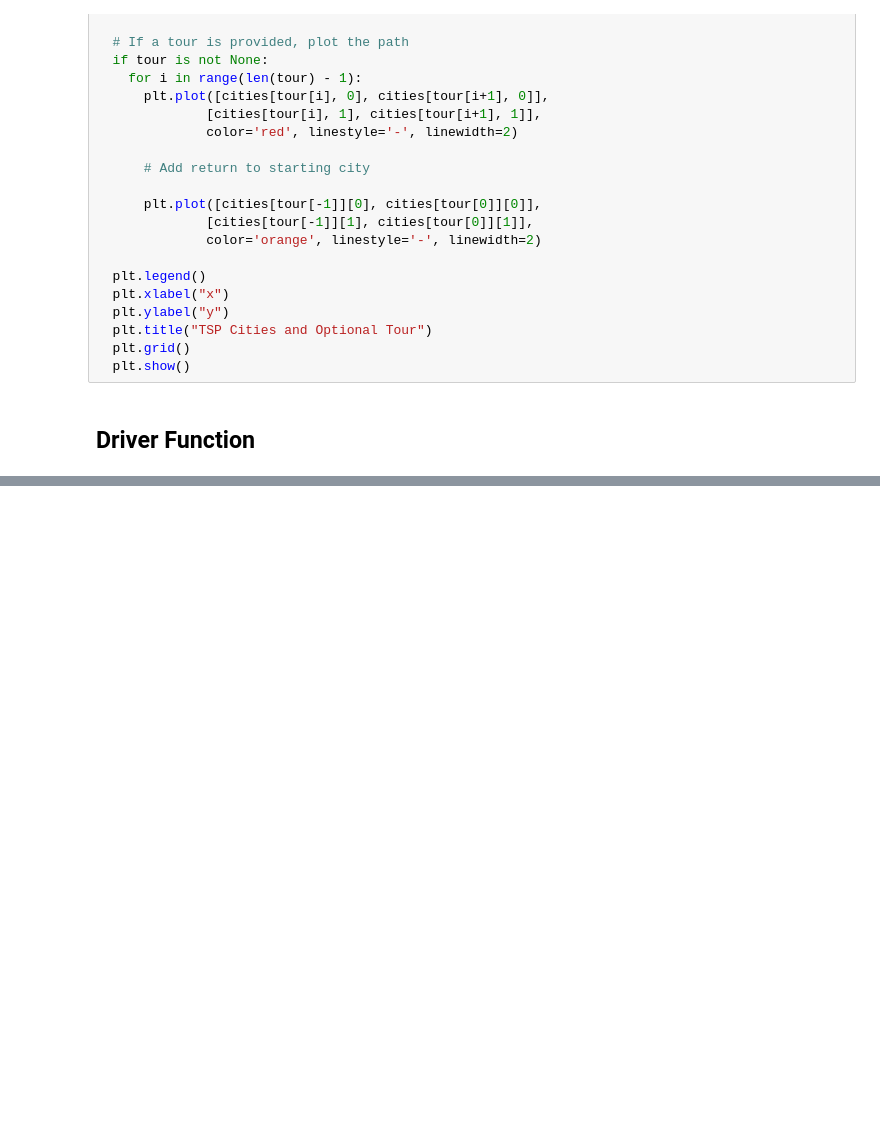
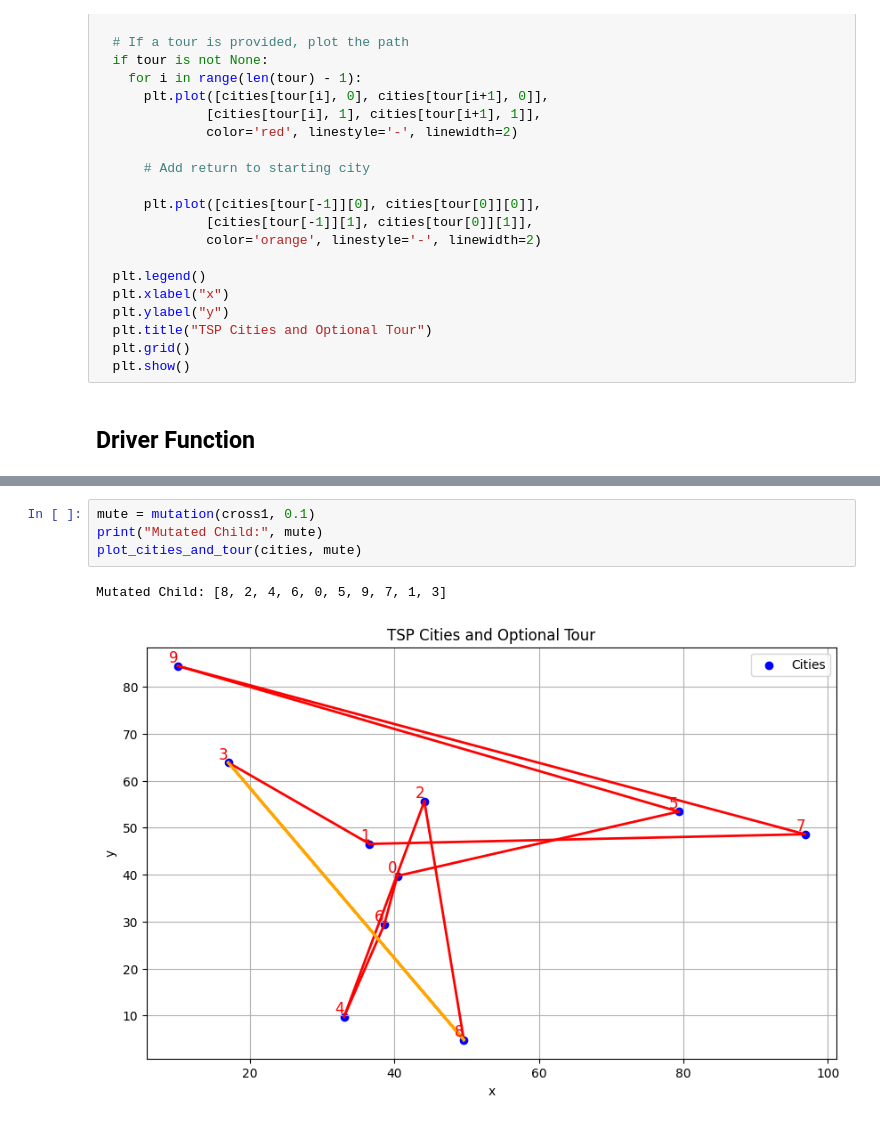
Before and after one commit to shiktr1785/isss-ai-python, a Jupyter notebook: Assignment_4.ipynb, the cells around one changed output, grey strips where cells are left out. Saved outputs shown, nothing was run; the diff lists cells and outputs as text; blank space fills up the shorter version.

```diff
--- a/Assignment_4.ipynb
+++ b/Assignment_4.ipynb
@@ -174,0 +313,7 @@ Selected Tour:
+# %%
+mute = mutation(cross1, 0.1)
+print("Mutated Child:", mute)
+plot_cities_and_tour(cities, mute)
+# %% [output]
+Mutated Child: [8, 2, 4, 6, 0, 5, 9, 7, 1, 3]
+[figure, added]
```
Also changed, not shown: parts of 13 cells of this notebook.
